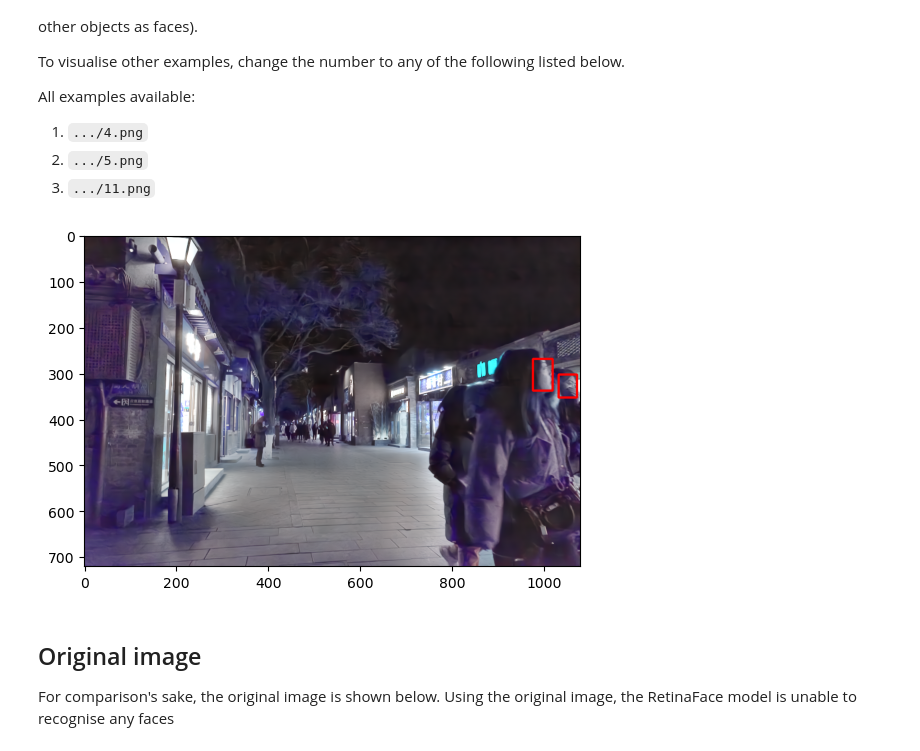
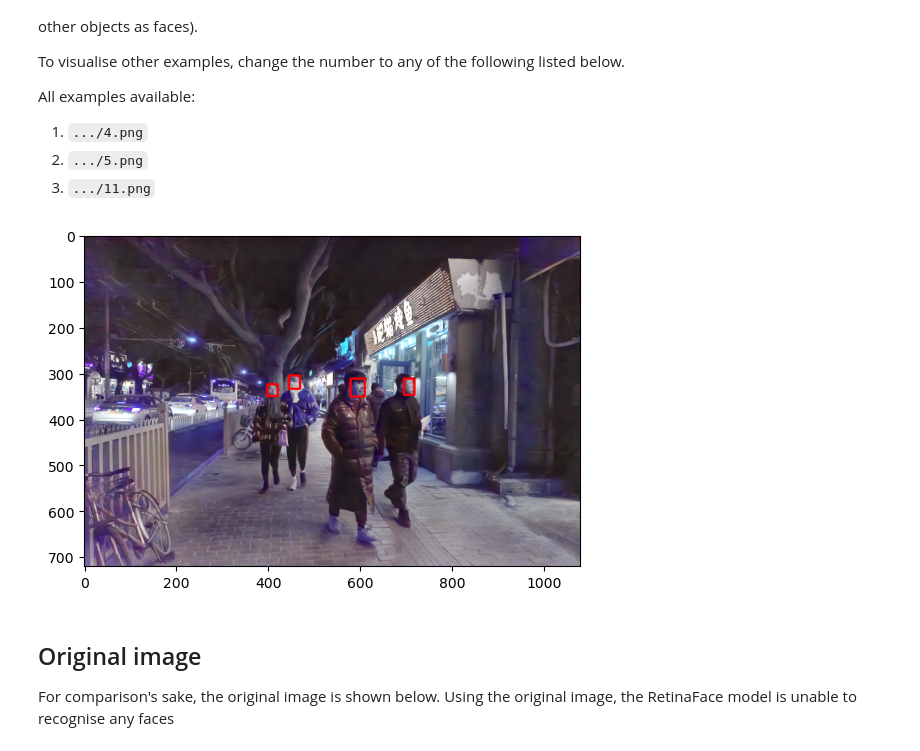
Before and after one commit to justintanyf/Hacks4Good-Amigos, a Jupyter notebook: final.ipynb, the cells around one changed output. Saved outputs shown, nothing was run; the diff lists cells and outputs as text; code cells hidden in the pictures.

```diff
--- a/final.ipynb
+++ b/final.ipynb
@@ -366,11 +366,11 @@ All examples available:
 2. `.../5.png`
 3. `.../11.png`
 # %%
-example_selected = 5
+example_selected = 4
 filepath = f"examples/original/{example_selected}.png"
 get_bounding_boxes(image_path=f"examples/enhanced/{example_selected}.png", bounding_boxes_path=f"examples/enhanced/labels/{example_selected}.txt")
 # %% [output]
-[figure, old version]
+[figure, new version]
 # %% [markdown]
 ## Original image
 
```
Also changed, not shown: parts of 8 cells of this notebook, 2 other files.
